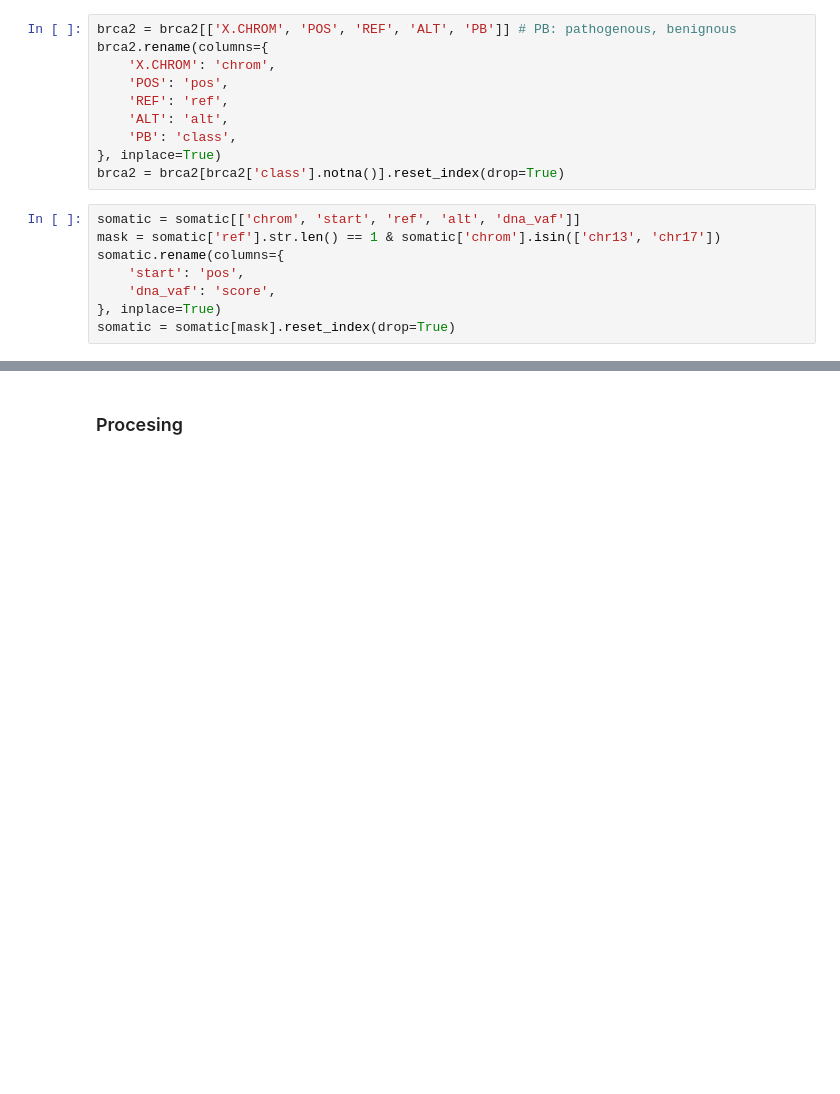
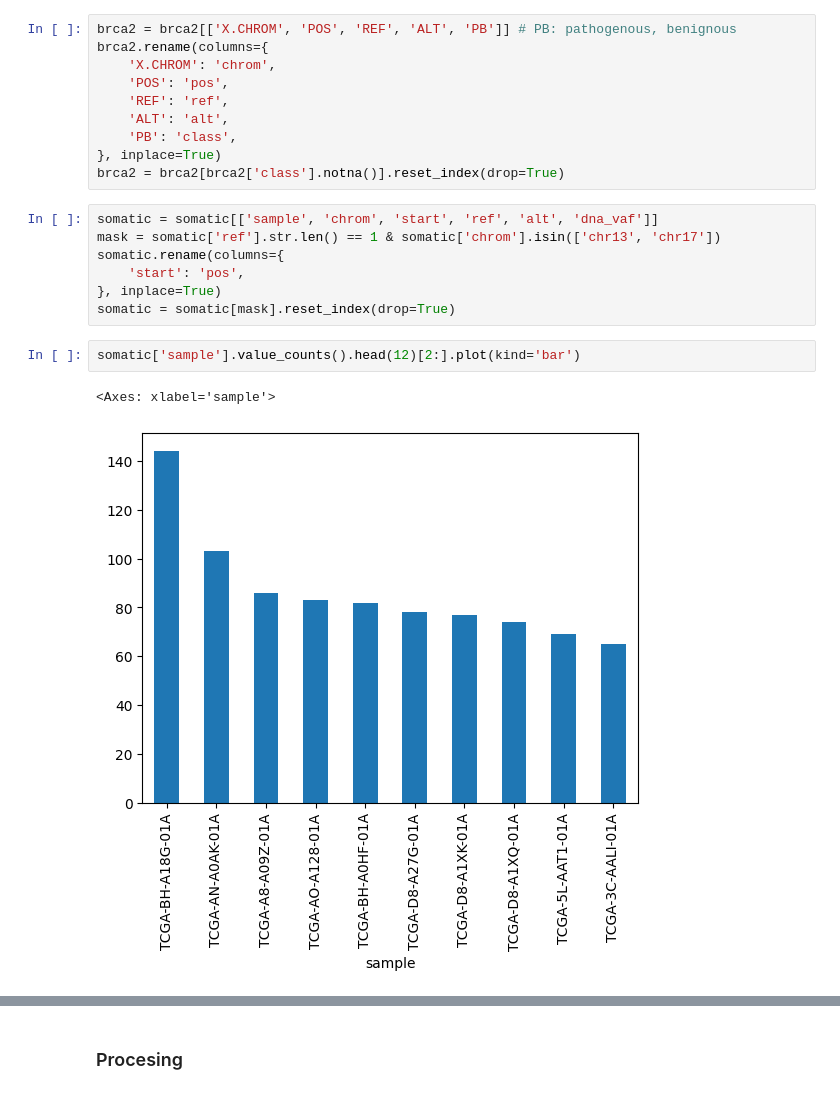
Before and after one commit to xkal1bur/PrevenIA, a Jupyter notebook: analysis2/analysis.ipynb, the cells around one changed output, grey strips where cells are left out. Cells and saved outputs as stored; diff of their text form; blank space fills up the shorter version.

```diff
--- a/analysis2/analysis.ipynb
+++ b/analysis2/analysis.ipynb
@@ -42,10 +42,14 @@ brca2.rename(columns={
 }, inplace=True)
 brca2 = brca2[brca2['class'].notna()].reset_index(drop=True)
 # %%
-somatic = somatic[['chrom', 'start', 'ref', 'alt', 'dna_vaf']]
+somatic = somatic[['sample', 'chrom', 'start', 'ref', 'alt', 'dna_vaf']]
 mask = somatic['ref'].str.len() == 1 & somatic['chrom'].isin(['chr13', 'chr17'])
 somatic.rename(columns={
     'start': 'pos',
-    'dna_vaf': 'score',
 }, inplace=True)
 somatic = somatic[mask].reset_index(drop=True)
+# %%
+somatic['sample'].value_counts().head(12)[2:].plot(kind='bar')
+# %% [output]
+<Axes: xlabel='sample'>
+[figure, added]
```
Also changed, not shown: parts of 9 cells of this notebook, 2 other files.
